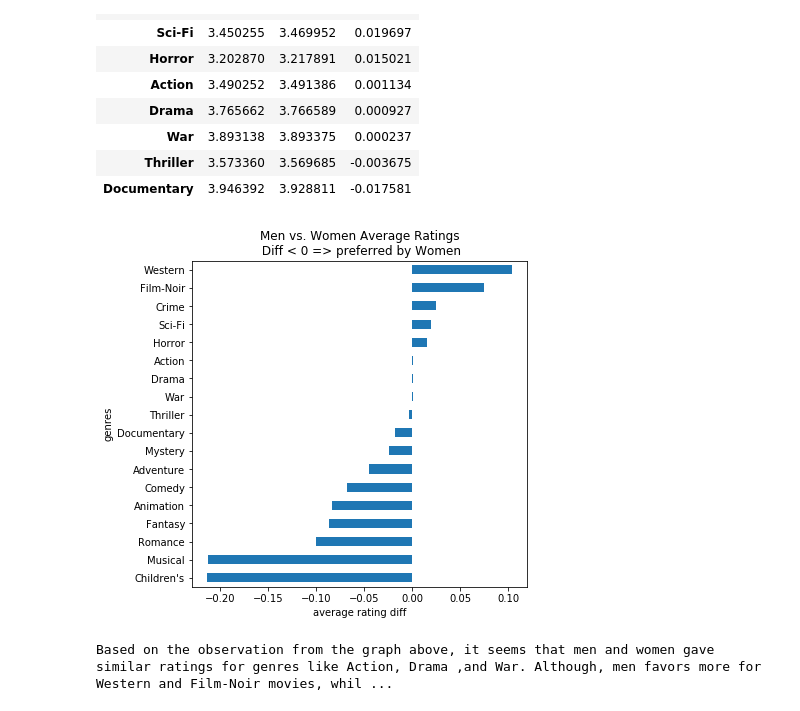
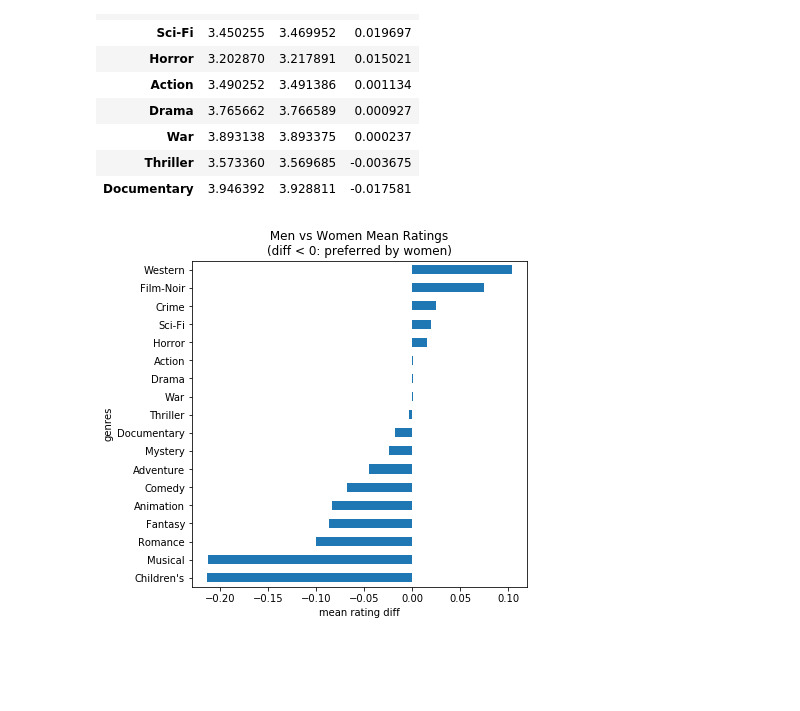
Before and after one commit to Hitesh1912/Data-Mining-Techniques, a Jupyter notebook: assignment1_sol.ipynb, the cells around one changed output. Drawn from its saved outputs; the diff is of its cells as text; code cells hidden in the pictures; blank space fills up the shorter version.

```diff
--- a/assignment1_sol.ipynb
+++ b/assignment1_sol.ipynb
@@ -169,15 +175,10 @@ sorted_by_diff[:10]
 | Documentary | 3.946392 | 3.928811 | -0.017581 |
 # %%
 import matplotlib.pyplot as plt
-disagreements = mean_ratings['diff']
-disagreements.sort_values().plot(kind='barh',figsize=[6,6])
+mean_ratings['diff'].sort_values().plot(kind='barh',figsize=[6,6])
 plt.ylabel('genres')
-plt.xlabel('average rating diff')
-plt.title('Men vs. Women Average Ratings\n Diff < 0 => preferred by women')
+plt.xlabel('mean rating diff')
+plt.title(' Men vs Women Mean Ratings \n(diff < 0: preferred by women)')
 plt.show()
 # %% [output]
-[figure, old version]
+[figure, new version]
-# %%
-print("Based on the observation from the graph above, it seems that men and women gave similar ratings for genres like Action, Drama ,and War. Although, men favors more for Western and Film-Noir movies, while women favors Children's movies, Musical, Romance, and Fantasy. From my own point of view, in general most of the women favors musical, romance, fantasy and animation movies. Interesting part is to think why men and women rated war movies very similar")
-# %% [output]
-Based on the observation from the graph above, it seems that men and women gave similar ratings for genres like Action, Drama ,and War. Although, men favors more for Western and Film-Noir movies, whil ...
```
Also changed, not shown: parts of 12 cells of this notebook.
